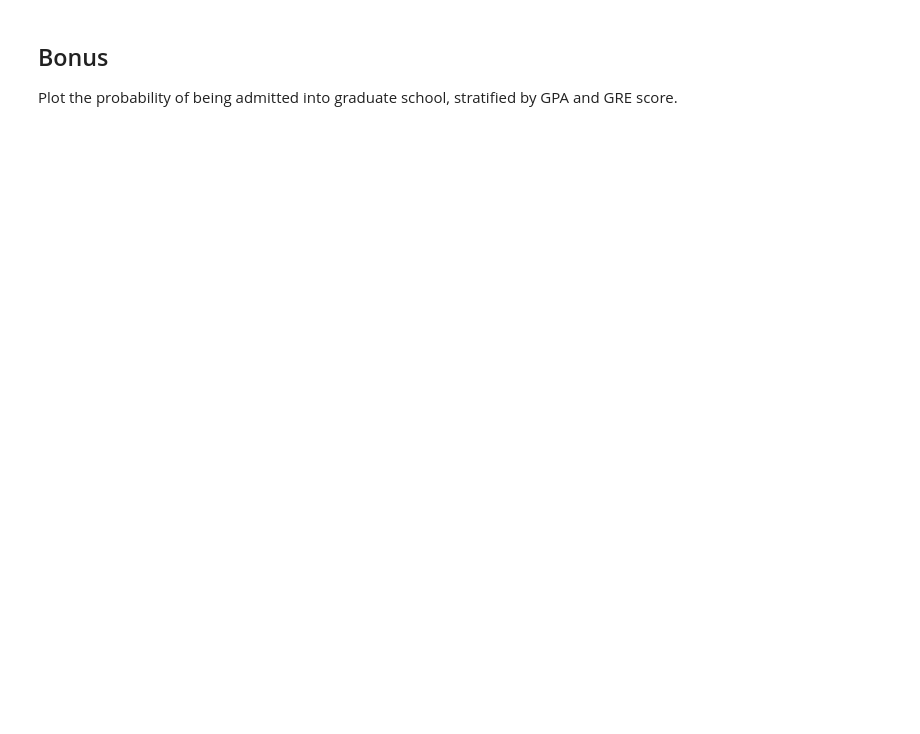
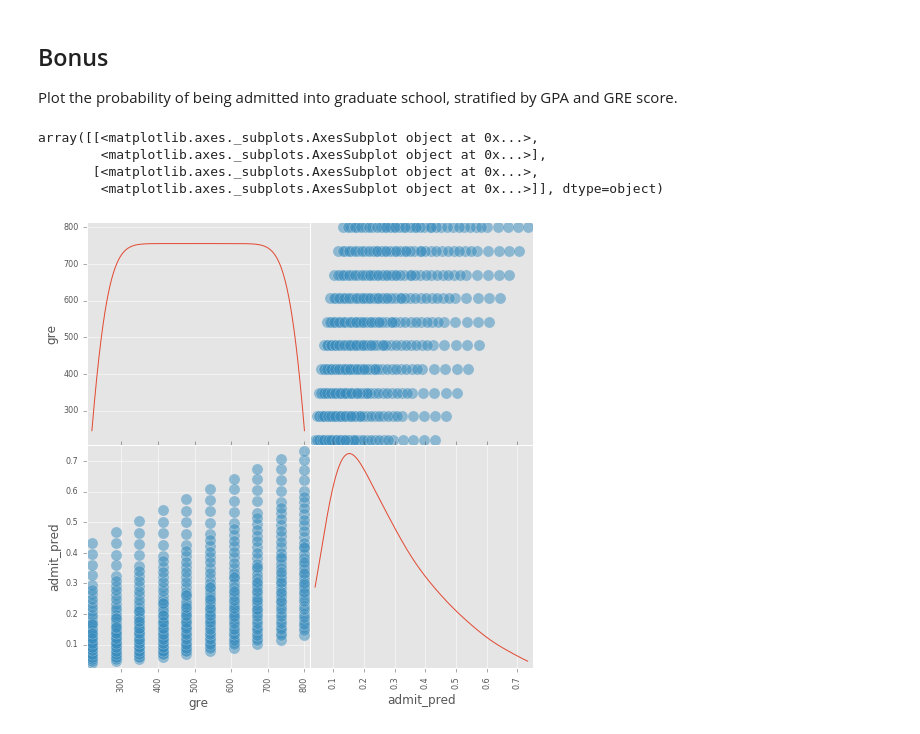
Before and after one commit to MirandaRemmer/DS-SF-23-work, a Jupyter notebook: unit-projects - MR/3/code/unit-project-3-Remmer.ipynb, the cells around one changed output. Drawn from its saved outputs; the diff is of its cells as text; code cells hidden in the pictures; blank space fills up the shorter version.

```diff
--- a/unit-projects - MR/3/code/unit-project-3-Remmer.ipynb
+++ b/unit-projects - MR/3/code/unit-project-3-Remmer.ipynb
@@ -9,6 +9,9 @@ import matplotlib.pyplot as plt
 import statsmodels.api as sm
 import pylab as pl
 %matplotlib inline
+
+
+plt.style.use('ggplot')
 # %%
 df_raw = pd.read_csv("../../dataset/admissions.csv")
 df = df_raw.dropna()
@@ -448,3 +462,11 @@ Answer:
 ## Bonus
 
 Plot the probability of being admitted into graduate school, stratified by GPA and GRE score.
+# %%
+pd.tools.plotting.scatter_matrix(combos[ ['gre', 'admit_pred'] ], diagonal = 'kde', s = 500, figsize = (8, 8))
+# %% [output]
+array([[<matplotlib.axes._subplots.AxesSubplot object at 0x...>,
+        <matplotlib.axes._subplots.AxesSubplot object at 0x...>],
+       [<matplotlib.axes._subplots.AxesSubplot object at 0x...>,
+        <matplotlib.axes._subplots.AxesSubplot object at 0x...>]], dtype=object)
+[figure, added]
```
Also changed, not shown: parts of 10 cells of this notebook, 8 other files.
